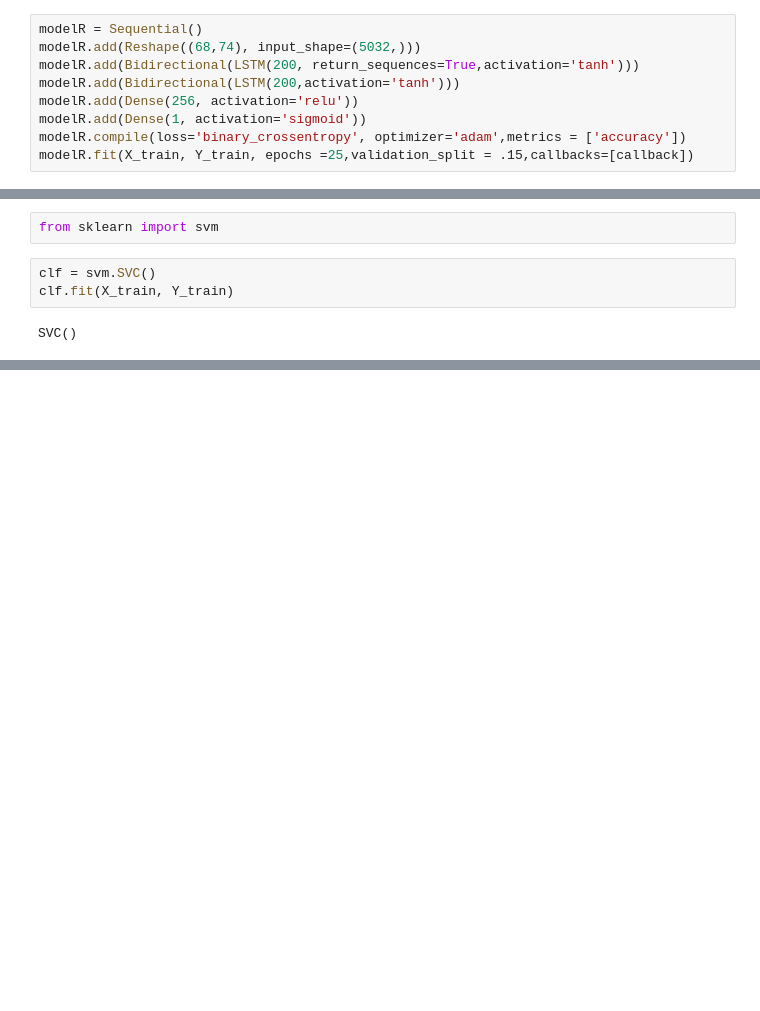
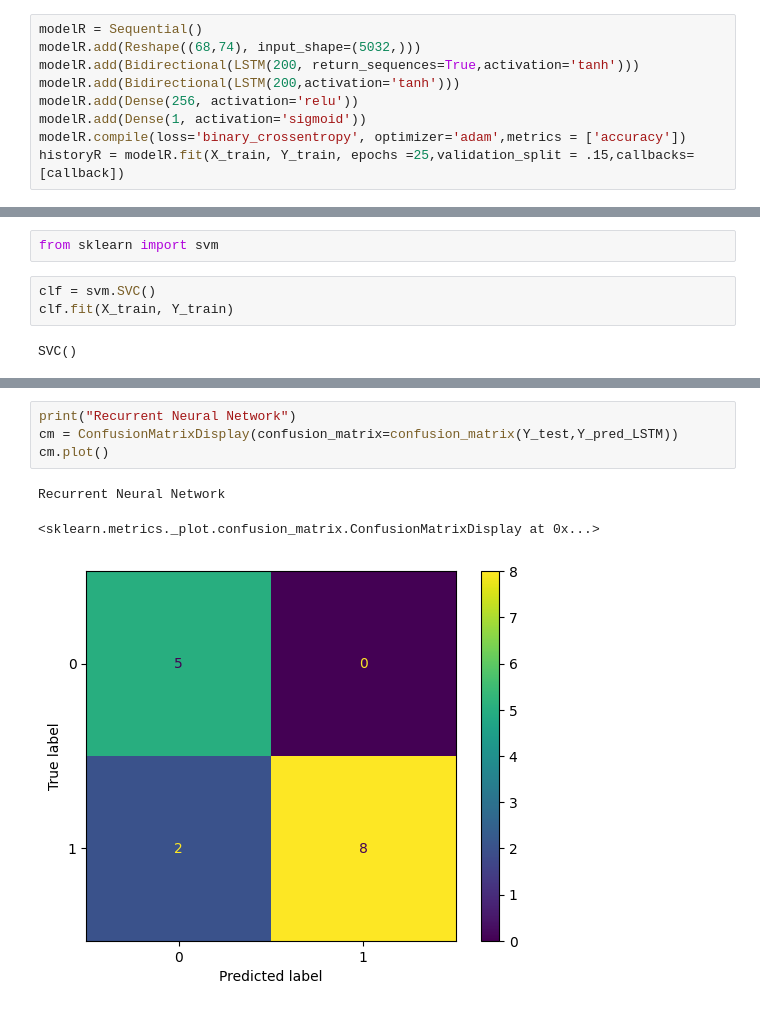
Before and after one commit to jonathanfong098/csci184_project, a Jupyter notebook: SquatModels.ipynb, the cells around one changed output, grey strips where cells are left out. Drawn from its saved outputs; the diff is of its cells as text; blank space fills up the shorter version.

```diff
--- a/SquatModels.ipynb
+++ b/SquatModels.ipynb
@@ -60,6 +59,6 @@ modelR.add(Bidirectional(LSTM(200,activation='tanh')))
 modelR.add(Dense(256, activation='relu'))
 modelR.add(Dense(1, activation='sigmoid'))
 modelR.compile(loss='binary_crossentropy', optimizer='adam',metrics = ['accuracy'])
-modelR.fit(X_train, Y_train, epochs =25,validation_split = .15,callbacks=[callback])
+historyR = modelR.fit(X_train, Y_train, epochs =25,validation_split = .15,callbacks=[callback])
 # %% [output]
 Epoch 1/25
@@ -125,0 +125,8 @@ RF: 1.0
+# %%
+print("Recurrent Neural Network")
+cm = ConfusionMatrixDisplay(confusion_matrix=confusion_matrix(Y_test,Y_pred_LSTM))
+cm.plot()
+# %% [output]
+Recurrent Neural Network
+<sklearn.metrics._plot.confusion_matrix.ConfusionMatrixDisplay at 0x...>
+[figure, added]
```
Also changed, not shown: parts of 15 cells of this notebook.
